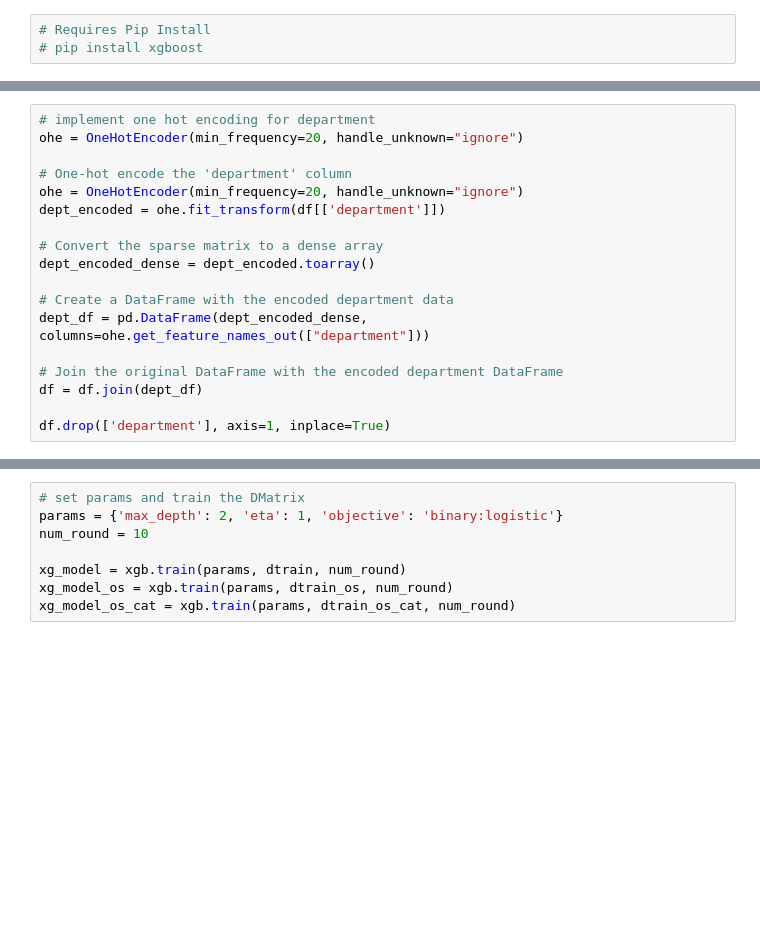
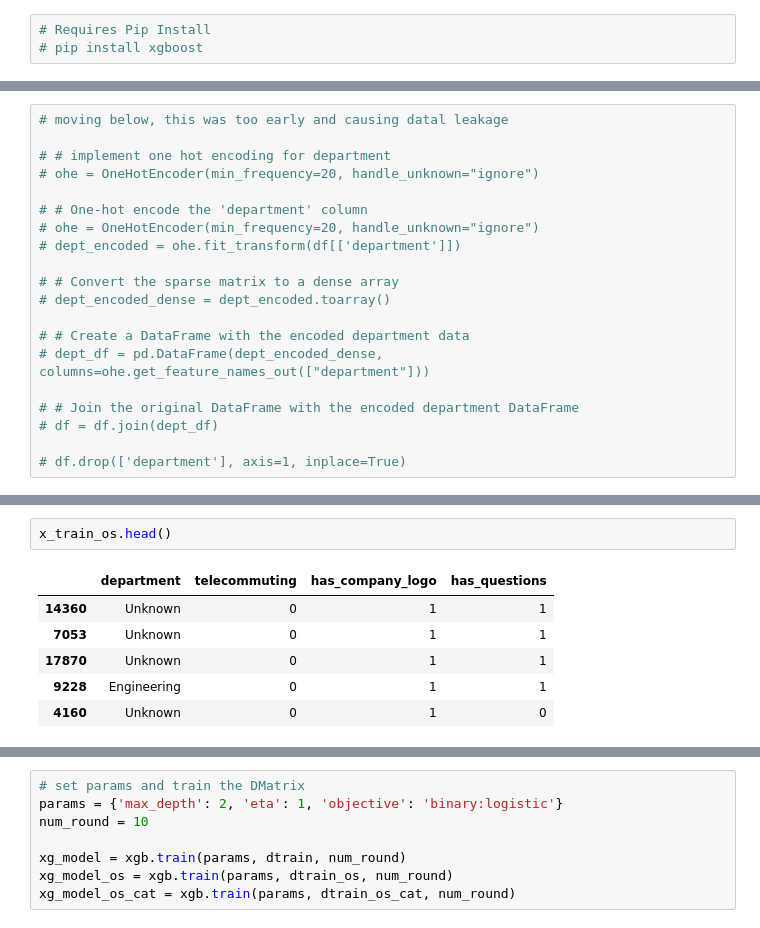
Before and after one commit to jebamania/group-project-2, a Jupyter notebook: XG Boosted Trees.ipynb, the cells around one changed output, grey strips where cells are left out. Drawn from its saved outputs; the diff is of its cells as text; blank space fills up the shorter version.

```diff
--- a/XG Boosted Trees.ipynb
+++ b/XG Boosted Trees.ipynb
@@ -25,21 +41,23 @@ df.head()
 # %%
-# implement one hot encoding for department
-ohe = OneHotEncoder(min_frequency=20, handle_unknown="ignore")
+# moving below, this was too early and causing datal leakage
 
-# One-hot encode the 'department' column
-ohe = OneHotEncoder(min_frequency=20, handle_unknown="ignore")
-dept_encoded = ohe.fit_transform(df[['department']])
+# # implement one hot encoding for department
+# ohe = OneHotEncoder(min_frequency=20, handle_unknown="ignore")
 
-# Convert the sparse matrix to a dense array
-dept_encoded_dense = dept_encoded.toarray()
+# # One-hot encode the 'department' column
+# ohe = OneHotEncoder(min_frequency=20, handle_unknown="ignore")
+# dept_encoded = ohe.fit_transform(df[['department']])
 
-# Create a DataFrame with the encoded department data
-dept_df = pd.DataFrame(dept_encoded_dense, columns=ohe.get_feature_names_out(["department"]))
+# # Convert the sparse matrix to a dense array
+# dept_encoded_dense = dept_encoded.toarray()
 
-# Join the original DataFrame with the encoded department DataFrame
-df = df.join(dept_df)
+# # Create a DataFrame with the encoded department data
+# dept_df = pd.DataFrame(dept_encoded_dense, columns=ohe.get_feature_names_out(["department"]))
 
-df.drop(['department'], axis=1, inplace=True)
+# # Join the original DataFrame with the encoded department DataFrame
+# df = df.join(dept_df)
+
+# df.drop(['department'], axis=1, inplace=True)
 # %%
 # Display the first few rows of the updated DataFrame
 df.head()
@@ -91,0 +230,9 @@ x_train_os_cat, x_test_os_cat, y_train_os_cat, y_test_os_cat = train_test_split(
+# %%
+x_train_os.head()
+# %% [output]
+|  | department | telecommuting | has_company_logo | has_questions |
+| 14360 | Unknown | 0 | 1 | 1 |
+| 7053 | Unknown | 0 | 1 | 1 |
+| 17870 | Unknown | 0 | 1 | 1 |
+| 9228 | Engineering | 0 | 1 | 1 |
+| 4160 | Unknown | 0 | 1 | 0 |
```
Also changed, not shown: parts of 9 cells of this notebook.
